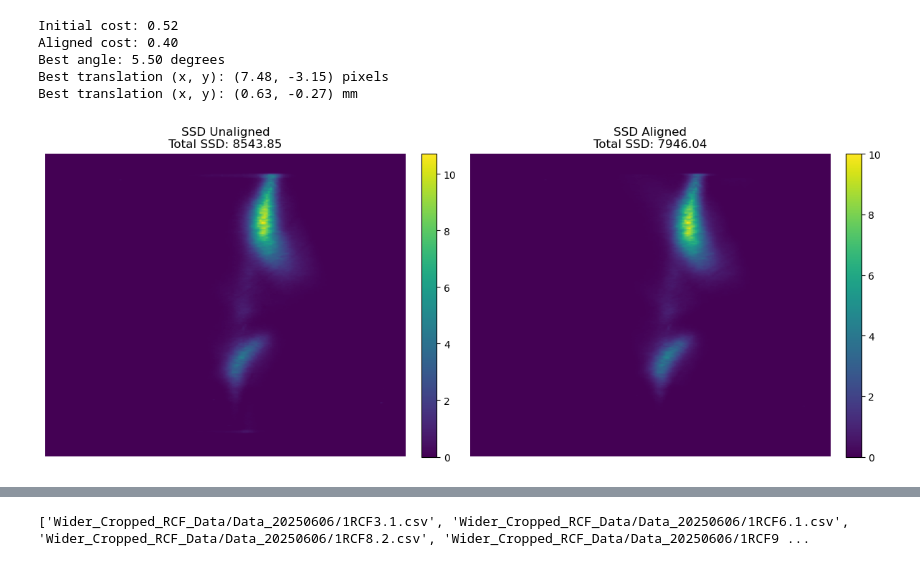
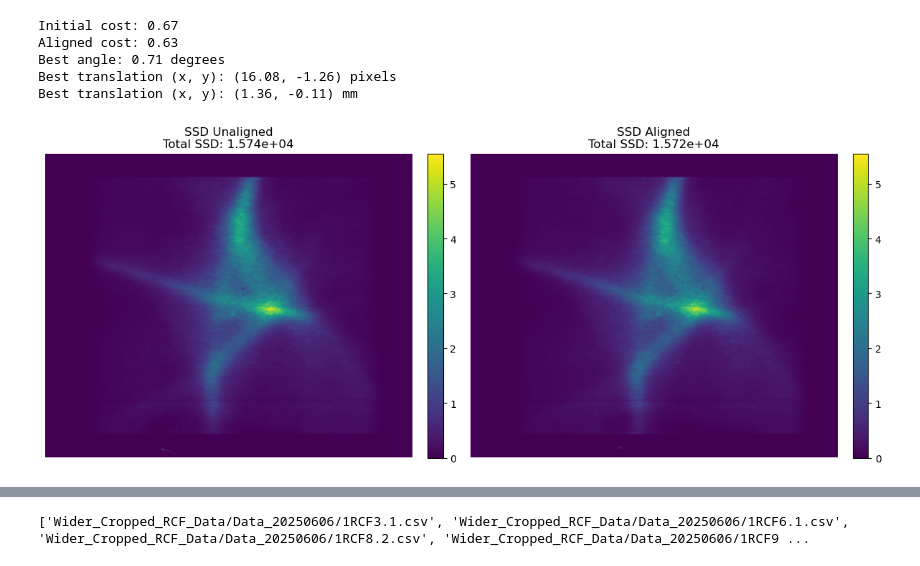
Before and after one commit to CCDyson/LION-BO, a Jupyter notebook: RCF_Centering.ipynb, the cells around one changed output, grey strips where cells are left out. Saved outputs shown, nothing was run; the diff lists cells and outputs as text; code cells hidden in the pictures.

```diff
--- a/RCF_Centering.ipynb
+++ b/RCF_Centering.ipynb
@@ -63,16 +63,17 @@ def ncc_cost(params, ref, mov):
     numerator = np.sum(ref_zero_mean * mov_zero_mean)
     denominator = np.sqrt(np.sum(ref_zero_mean ** 2) * np.sum(mov_zero_mean ** 2))
     ncc = numerator / denominator if denominator != 0 else 0
+
     return 1 - ncc  # minimize 1 - NCC
 
-stack_num1 = 5
-stack_energy1 = 11.4
-stack_num2 = 6  # Change this to match your stack number
-stack_energy2 = 12.7
+stack_num1 = 2
+stack_energy1 = 6.1
+stack_num2 = 7  # Change this to match your stack number
+stack_energy2 = 13.9
 
 # Load images
-# img = apply_transform(load_image_from_csv(f"Wider_Cropped_RCF_Data/Data_20250606/1RCF{stack_energy1}.csv"), -0.34, 0, 0)
-img = load_image_from_csv(f"Wider_Cropped_RCF_Data/Data_20250606/1RCF{stack_energy1}.csv")
+img = apply_transform(load_image_from_csv(f"Wider_Cropped_RCF_Data/Data_20250606/1RCF{stack_energy1}.csv"), -0.34, 0, 0)
+# img = load_image_from_csv(f"Wider_Cropped_RCF_Data/Data_20250606/1RCF{stack_energy1}.csv")
 img_mov = load_image_from_csv(f"Wider_Cropped_RCF_Data/Data_20250606/1RCF{stack_energy2}.csv")  # change as needed
 
 # Choose cost function: ssd_cost or ncc_cost
@@ -93,6 +94,9 @@ aligned_image = apply_transform(img_mov, best_angle, best_tx, best_ty)
 
 best_angle, best_tx, best_ty
 bin_spacing_um = 84.6
+
+
+
 bin_spacing_mm = bin_spacing_um / 1000
 
 original_cost = cost_function(initial_guess, img, img_mov)
@@ -103,33 +107,33 @@ print(f"Best angle: {best_angle:.2f} degrees")
 print(f"Best translation (x, y): ({best_tx:.2f}, {best_ty:.2f}) pixels")
 print(f"Best translation (x, y): ({best_tx*bin_spacing_mm:.2f}, {best_ty*bin_spacing_mm:.2f}) mm")
 # %% [output]
-Initial cost: 0.52
-Aligned cost: 0.40
-Best angle: 5.50 degrees
-Best translation (x, y): (7.48, -3.15) pixels
-Best translation (x, y): (0.63, -0.27) mm
+Initial cost: 0.67
+Aligned cost: 0.63
+Best angle: 0.71 degrees
+Best translation (x, y): (16.08, -1.26) pixels
+Best translation (x, y): (1.36, -0.11) mm
 # %%
 # Compute 2D SSD maps for the entire image
 ssd_map_unaligned = (img - img_mov) ** 2
 ssd_map_aligned = (img - aligned_image) ** 2
 
 total_ssd_unaligned = np.sum(ssd_map_unaligned)
 total_ssd_aligned = np.sum(ssd_map_aligned)
 
 fig, axs = plt.subplots(1, 2, figsize=(12, 5))
 
-im0 = axs[0].imshow(ssd_map_unaligned, aspect='auto')
-axs[0].set_title(f'SSD Unaligned\nTotal SSD: {total_ssd_unaligned:.2f}')
+im0 = axs[0].imshow(ssd_map_unaligned, aspect='auto', vmin=0, vmax=np.max(ssd_map_unaligned))
+axs[0].set_title(f'SSD Unaligned\nTotal SSD: {total_ssd_unaligned:.4g}')
 axs[0].axis('off')
 plt.colorbar(im0, ax=axs[0], fraction=0.046, pad=0.04)
 
-im1 = axs[1].imshow(ssd_map_aligned, aspect='auto')
-axs[1].set_title(f'SSD Aligned\nTotal SSD: {total_ssd_aligned:.2f}')
+im1 = axs[1].imshow(ssd_map_aligned, aspect='auto', vmin=0, vmax=np.max(ssd_map_unaligned))
+axs[1].set_title(f'SSD Aligned\nTotal SSD: {total_ssd_aligned:.4g}')
 axs[1].axis('off')
 plt.colorbar(im1, ax=axs[1], fraction=0.046, pad=0.04)
 
 plt.tight_layout()
 plt.savefig(f'12MeV_cascading_stack_{stack_num2}_ssd_maps.png', dpi=300, bbox_inches='tight')
 plt.show()
 # %% [output]
-[figure, old version]
+[figure, new version]
```
Also changed, not shown: parts of 5 cells of this notebook, 13 other files.
